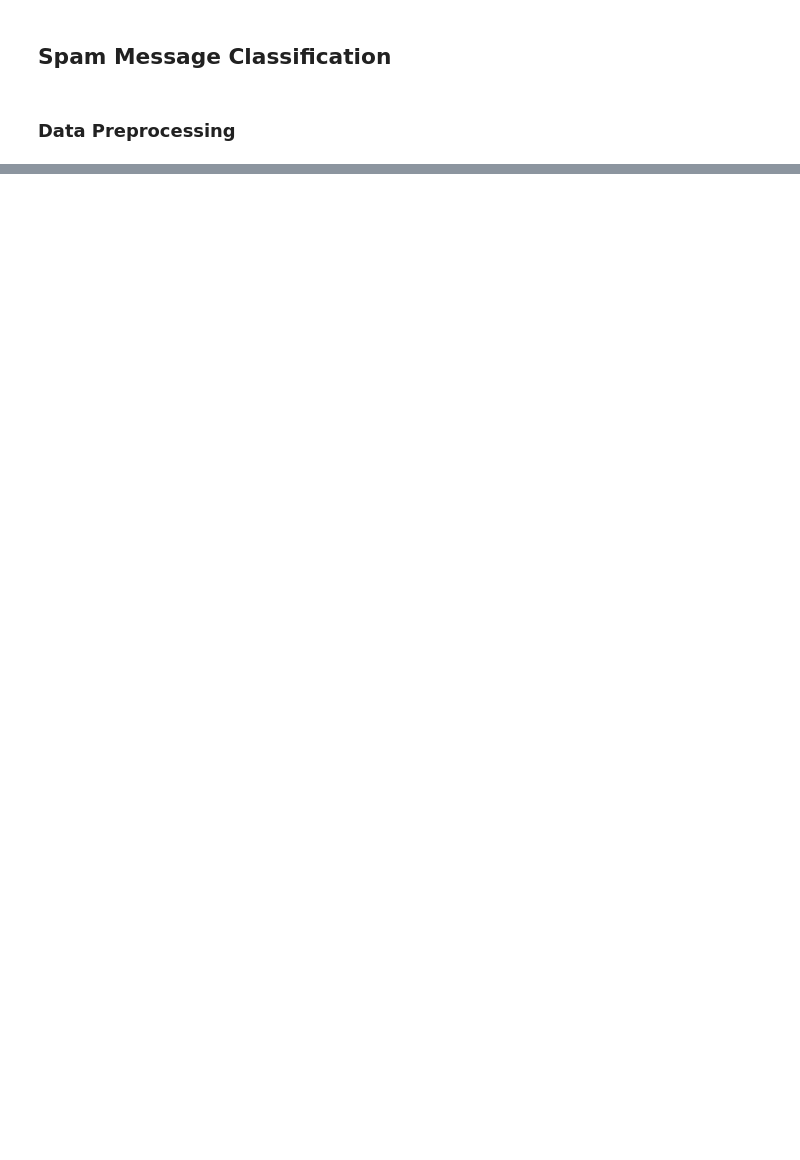
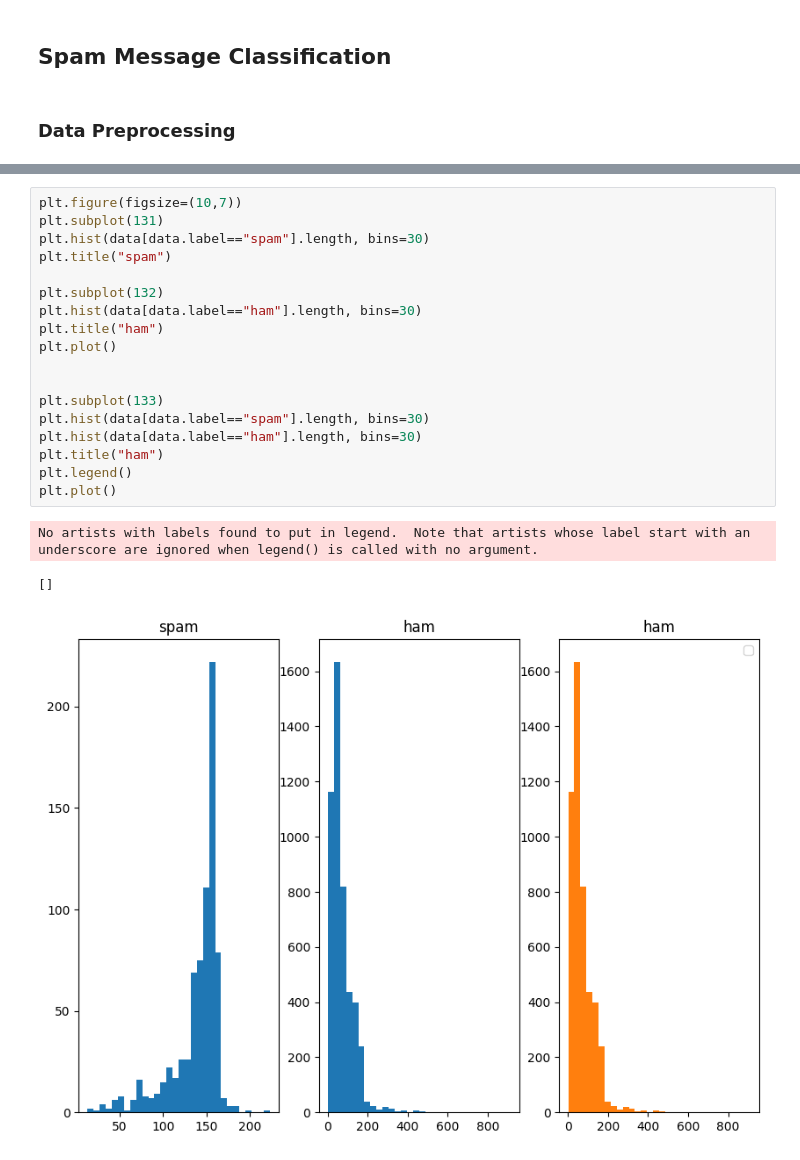
Before and after one commit to SivaKumarRajuPaidi/Spam_Classification, a Jupyter notebook: Spam-Classification.ipynb, the cells around one changed output, grey strips where cells are left out. Drawn from its saved outputs; the diff is of its cells as text; blank space fills up the shorter version.

```diff
--- a/Spam-Classification.ipynb
+++ b/Spam-Classification.ipynb
@@ -8,0 +48,22 @@
+# %%
+plt.figure(figsize=(10,7))
+plt.subplot(131)
+plt.hist(data[data.label=="spam"].length, bins=30)
+plt.title("spam")
+
+plt.subplot(132)
+plt.hist(data[data.label=="ham"].length, bins=30)
+plt.title("ham")
+plt.plot()
+
+
+plt.subplot(133)
+plt.hist(data[data.label=="spam"].length, bins=30)
+plt.hist(data[data.label=="ham"].length, bins=30)
+plt.title("ham")
+plt.legend()
+plt.plot()
+# %% [output]
+No artists with labels found to put in legend.  Note that artists whose label start with an underscore are ignored when legend() is called with no argument.
+[]
+[figure, added]
```
Also changed, not shown: parts of 41 cells of this notebook, 1 other file.
